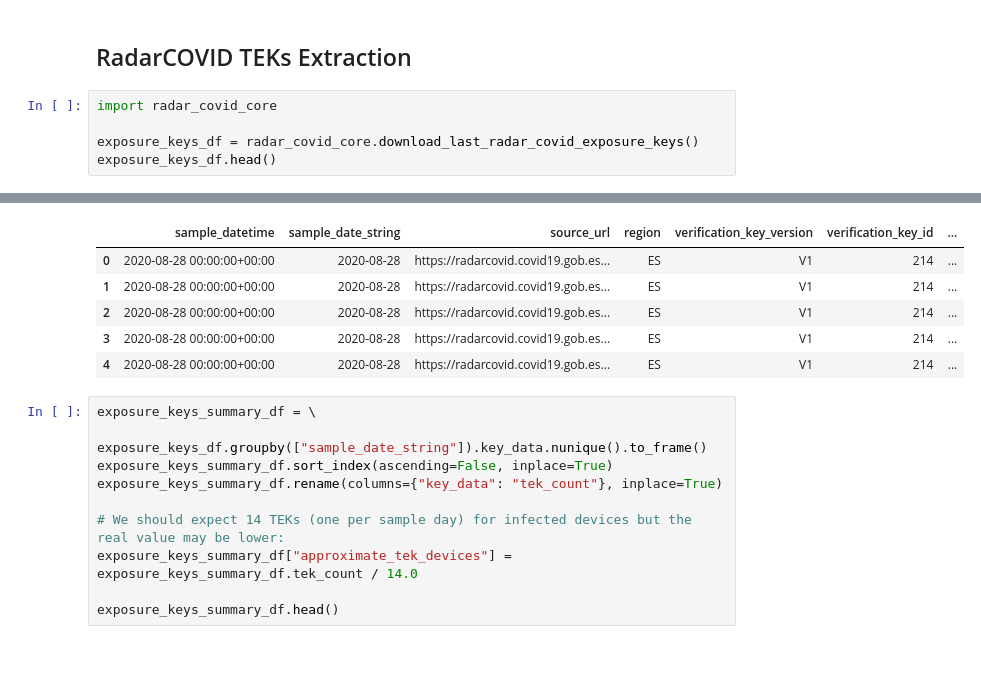
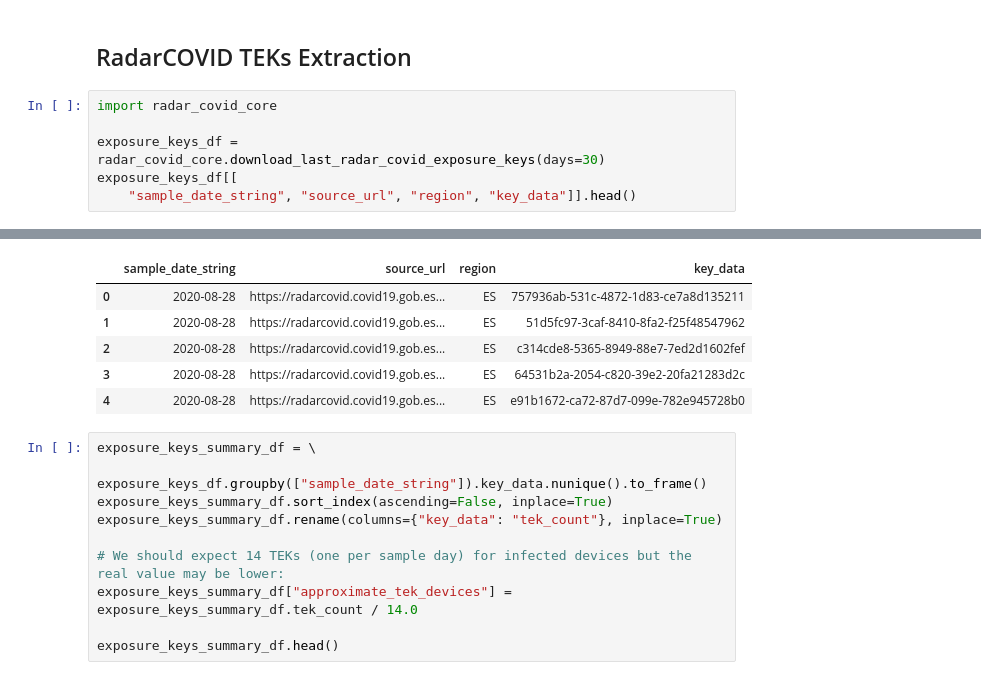
Before and after one commit to luis-sanfelices/RadarCOVID-Report, a Jupyter notebook: RadarCOVID-Report.ipynb, the cells around one changed output, grey strips where cells are left out. Drawn from its saved outputs; the diff is of its cells as text.

Commit message:
[RadarCOVID-Report] Updated notebook

```diff
--- a/RadarCOVID-Report.ipynb
+++ b/RadarCOVID-Report.ipynb
@@ -39,8 +39,9 @@ confirmed_df[["new_cases", "rolling_mean_new_cases"]].plot()
 # %%
 import radar_covid_core
 
-exposure_keys_df = radar_covid_core.download_last_radar_covid_exposure_keys()
-exposure_keys_df.head()
+exposure_keys_df = radar_covid_core.download_last_radar_covid_exposure_keys(days=30)
+exposure_keys_df[[
+    "sample_date_string", "source_url", "region", "key_data"]].head()
 # %% [output]
 WARNING:root:NoDataFoundForDateException("No exposed tokens found for day '2020-08-29'.")
 WARNING:root:NoDataFoundForDateException("No exposed tokens found for day '2020-08-18'.")
@@ -49,9 +66,9 @@ WARNING:root:NoDataFoundForDateException("No exposed tokens found for day '2020-
-|  | sample_datetime | sample_date_string | source_url | region | verification_key_version | verification_key_id | ... |
-| 0 | 2020-08-28 00:00:00+00:00 | 2020-08-28 | https://radarcovid.covid19.gob.es... | ES | V1 | 214 | ... |
-| 1 | 2020-08-28 00:00:00+00:00 | 2020-08-28 | https://radarcovid.covid19.gob.es... | ES | V1 | 214 | ... |
-| 2 | 2020-08-28 00:00:00+00:00 | 2020-08-28 | https://radarcovid.covid19.gob.es... | ES | V1 | 214 | ... |
-| 3 | 2020-08-28 00:00:00+00:00 | 2020-08-28 | https://radarcovid.covid19.gob.es... | ES | V1 | 214 | ... |
-| 4 | 2020-08-28 00:00:00+00:00 | 2020-08-28 | https://radarcovid.covid19.gob.es... | ES | V1 | 214 | ... |
+|  | sample_date_string | source_url | region | key_data |
+| 0 | 2020-08-28 | https://radarcovid.covid19.gob.es... | ES | 757936ab-531c-4872-1d83-ce7a8d135211 |
+| 1 | 2020-08-28 | https://radarcovid.covid19.gob.es... | ES | 51d5fc97-3caf-8410-8fa2-f25f48547962 |
+| 2 | 2020-08-28 | https://radarcovid.covid19.gob.es... | ES | c314cde8-5365-8949-88e7-7ed2d1602fef |
+| 3 | 2020-08-28 | https://radarcovid.covid19.gob.es... | ES | 64531b2a-2054-c820-39e2-20fa21283d2c |
+| 4 | 2020-08-28 | https://radarcovid.covid19.gob.es... | ES | e91b1672-ca72-87d7-099e-782e945728b0 |
 # %%
 exposure_keys_summary_df = \
     exposure_keys_df.groupby(["sample_date_string"]).key_data.nunique().to_frame()
```
Also changed, not shown: parts of 1 cell of this notebook, 1 other file.
